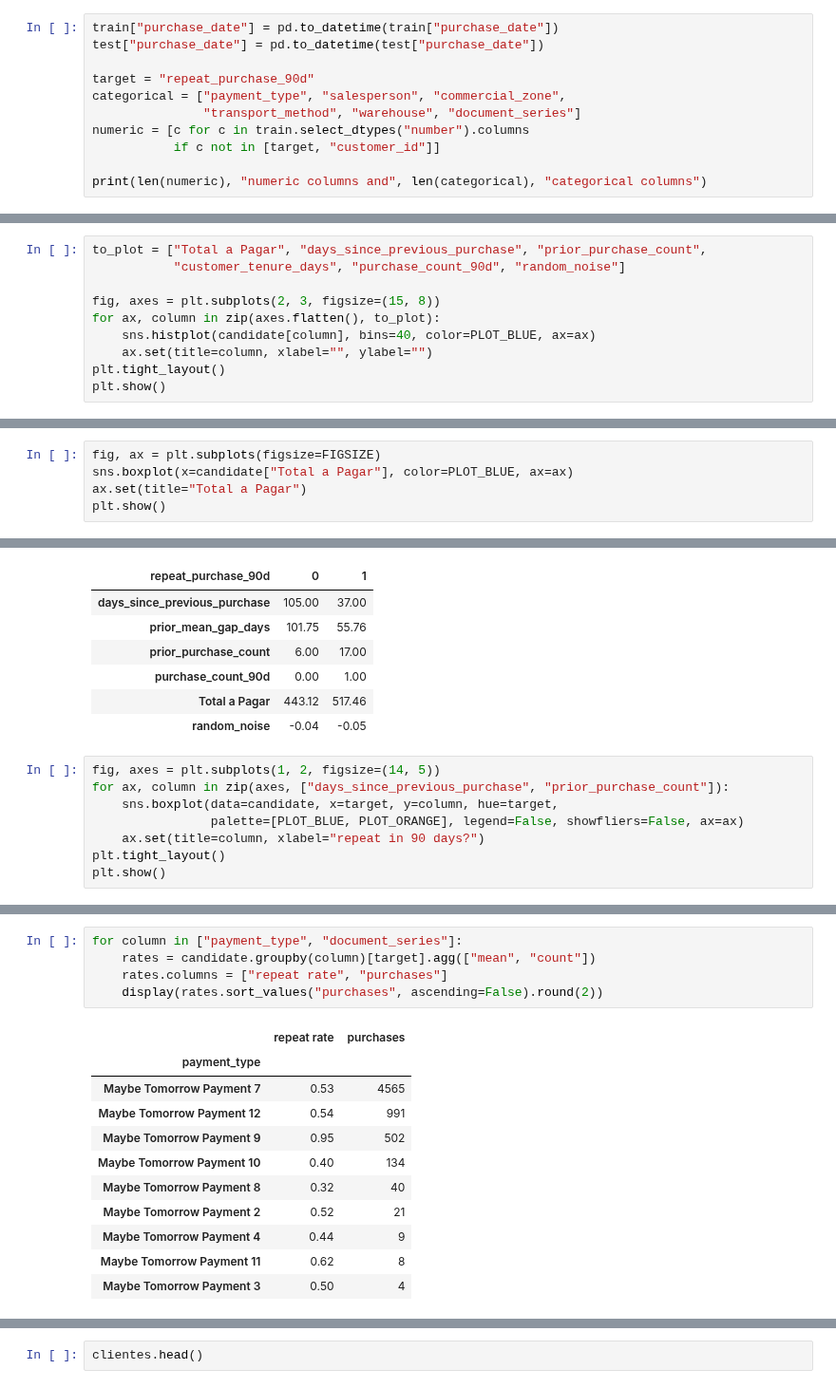
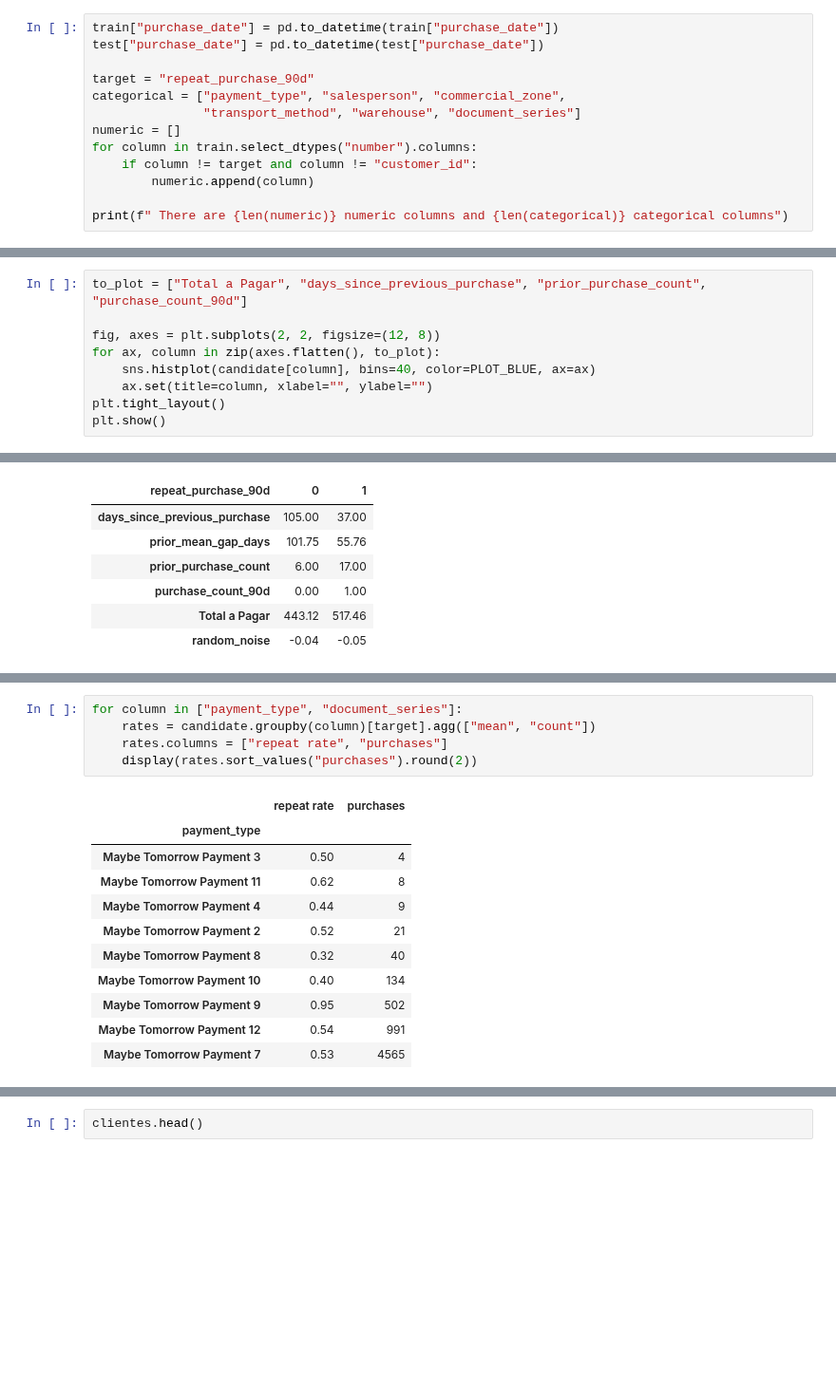
Before and after one commit to GoncaloGouveia04/ML_Project, a Jupyter notebook: notebooks/01_Exploration_notebook.ipynb, the cells around one changed output, grey strips where cells are left out. Shown at 95% size. Cells and saved outputs as stored; diff of their text form; blank space fills up the shorter version.

```diff
--- a/notebooks/01_Exploration_notebook.ipynb
+++ b/notebooks/01_Exploration_notebook.ipynb
@@ -84,8 +110,10 @@ test["purchase_date"] = pd.to_datetime(test["purchase_date"])
 target = "repeat_purchase_90d"
 categorical = ["payment_type", "salesperson", "commercial_zone",
                "transport_method", "warehouse", "document_series"]
-numeric = [c for c in train.select_dtypes("number").columns
-           if c not in [target, "customer_id"]]
+numeric = []
+for column in train.select_dtypes("number").columns:
+    if column != target and column != "customer_id":
+        numeric.append(column)
 
-print(len(numeric), "numeric columns and", len(categorical), "categorical columns")
+print(f" There are {len(numeric)} numeric columns and {len(categorical)} categorical columns")
 # %% [output]
@@ -241,8 +315,7 @@ for column in ["prior_mean_purchase_value", "spend_365d", "days_since_previous_p
 # %%
-to_plot = ["Total a Pagar", "days_since_previous_purchase", "prior_purchase_count",
-           "customer_tenure_days", "purchase_count_90d", "random_noise"]
+to_plot = ["Total a Pagar", "days_since_previous_purchase", "prior_purchase_count", "purchase_count_90d"]
 
-fig, axes = plt.subplots(2, 3, figsize=(15, 8))
+fig, axes = plt.subplots(2, 2, figsize=(12, 8))
 for ax, column in zip(axes.flatten(), to_plot):
     sns.histplot(candidate[column], bins=40, color=PLOT_BLUE, ax=ax)
     ax.set(title=column, xlabel="", ylabel="")
@@ -253,5 +325,0 @@ plt.show()
-# %%
-fig, ax = plt.subplots(figsize=FIGSIZE)
-sns.boxplot(x=candidate["Total a Pagar"], color=PLOT_BLUE, ax=ax)
-ax.set(title="Total a Pagar")
-plt.show()
@@ -284,11 +364,3 @@ candidate.groupby(target)[compare].median().T.round(2)
 | purchase_count_90d | 0.00 | 1.00 |
 | Total a Pagar | 443.12 | 517.46 |
 | random_noise | -0.04 | -0.05 |
-# %%
-fig, axes = plt.subplots(1, 2, figsize=(14, 5))
-for ax, column in zip(axes, ["days_since_previous_purchase", "prior_purchase_count"]):
-    sns.boxplot(data=candidate, x=target, y=column, hue=target,
-                palette=[PLOT_BLUE, PLOT_ORANGE], legend=False, showfliers=False, ax=ax)
-    ax.set(title=column, xlabel="repeat in 90 days?")
-plt.tight_layout()
-plt.show()
@@ -334,19 +411,19 @@ pairs[pairs.abs() > 0.9].sort_values(ascending=False).round(2).to_frame("correla
 # %%
 for column in ["payment_type", "document_series"]:
     rates = candidate.groupby(column)[target].agg(["mean", "count"])
     rates.columns = ["repeat rate", "purchases"]
-    display(rates.sort_values("purchases", ascending=False).round(2))
+    display(rates.sort_values("purchases").round(2))
 # %% [output]
 |  | repeat rate | purchases |
 | payment_type |  |  |
+| Maybe Tomorrow Payment 3 | 0.50 | 4 |
+| Maybe Tomorrow Payment 11 | 0.62 | 8 |
+| Maybe Tomorrow Payment 4 | 0.44 | 9 |
+| Maybe Tomorrow Payment 2 | 0.52 | 21 |
+| Maybe Tomorrow Payment 8 | 0.32 | 40 |
+| Maybe Tomorrow Payment 10 | 0.40 | 134 |
+| Maybe Tomorrow Payment 9 | 0.95 | 502 |
+| Maybe Tomorrow Payment 12 | 0.54 | 991 |
 | Maybe Tomorrow Payment 7 | 0.53 | 4565 |
-| Maybe Tomorrow Payment 12 | 0.54 | 991 |
-| Maybe Tomorrow Payment 9 | 0.95 | 502 |
-| Maybe Tomorrow Payment 10 | 0.40 | 134 |
-| Maybe Tomorrow Payment 8 | 0.32 | 40 |
-| Maybe Tomorrow Payment 2 | 0.52 | 21 |
-| Maybe Tomorrow Payment 4 | 0.44 | 9 |
-| Maybe Tomorrow Payment 11 | 0.62 | 8 |
-| Maybe Tomorrow Payment 3 | 0.50 | 4 |
 |  | repeat rate | purchases |
 | document_series |  |  |
```
Also changed, not shown: parts of 65 cells of this notebook, 1 other file.
